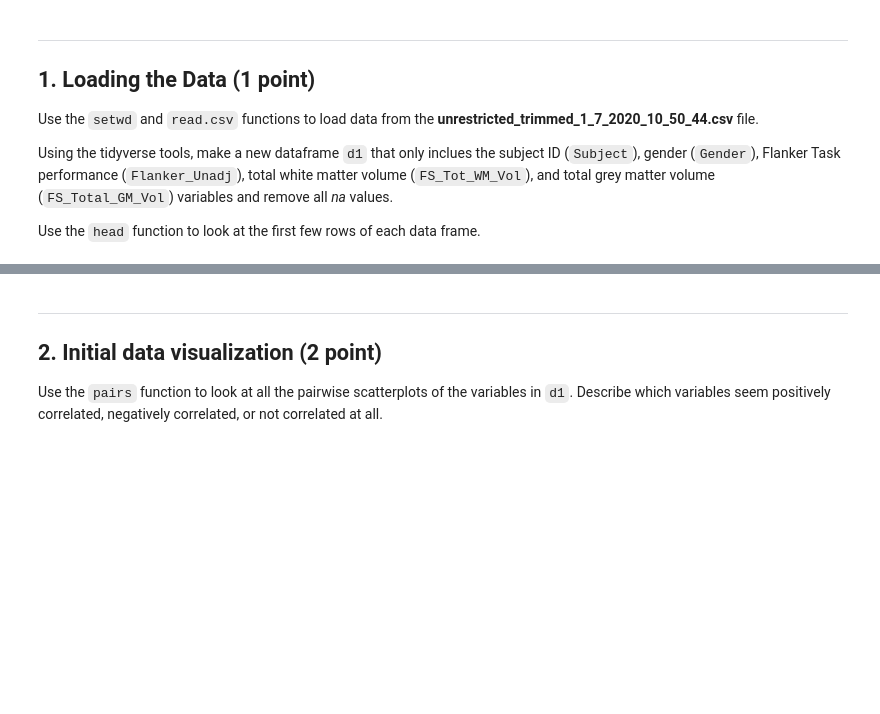
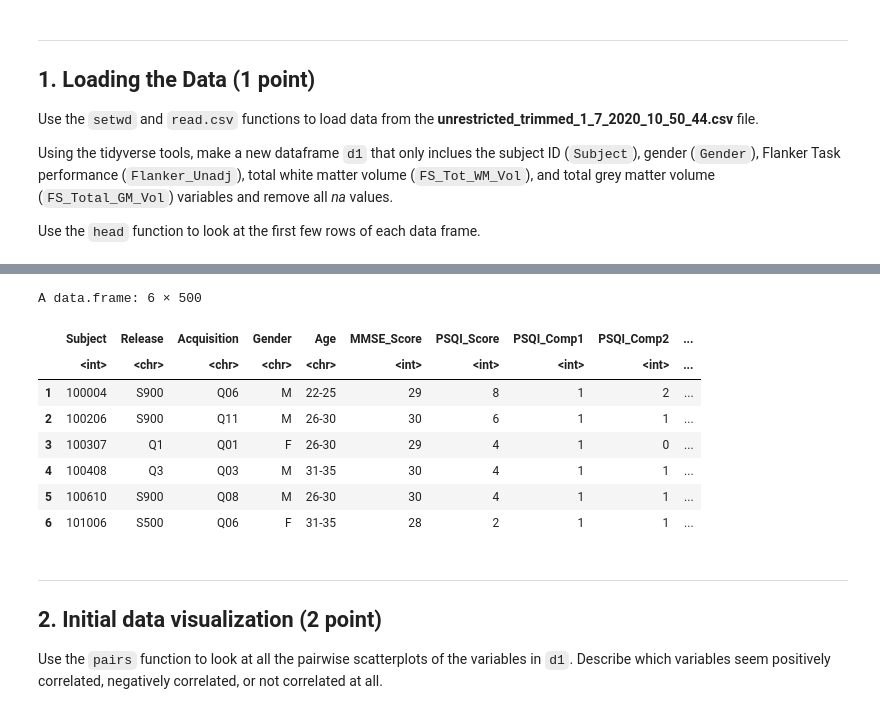
Before and after one commit to jialinli-21/Li_DSPN_S25, a Jupyter notebook: Exercise7.ipynb, the cells around one changed output, grey strips where cells are left out. Cells and saved outputs as stored; diff of their text form; code cells hidden in the pictures; blank space fills up the shorter version.

```diff
--- a/Exercise7.ipynb
+++ b/Exercise7.ipynb
@@ -30,0 +43,12 @@ Use the `head` function to look at the first few rows of each data frame.
+# %%
+head(hcp_data)
+# %% [output]
+A data.frame: 6 × 500
+|  | Subject | Release | Acquisition | Gender | Age | MMSE_Score | PSQI_Score | PSQI_Comp1 | PSQI_Comp2 | ... |
+|  | <int> | <chr> | <chr> | <chr> | <chr> | <int> | <int> | <int> | <int> | ... |
+| 1 | 100004 | S900 | Q06 | M | 22-25 | 29 | 8 | 1 | 2 | ... |
+| 2 | 100206 | S900 | Q11 | M | 26-30 | 30 | 6 | 1 | 1 | ... |
+| 3 | 100307 | Q1 | Q01 | F | 26-30 | 29 | 4 | 1 | 0 | ... |
+| 4 | 100408 | Q3 | Q03 | M | 31-35 | 30 | 4 | 1 | 1 | ... |
+| 5 | 100610 | S900 | Q08 | M | 26-30 | 30 | 4 | 1 | 1 | ... |
+| 6 | 101006 | S500 | Q06 | F | 31-35 | 28 | 2 | 1 | 1 | ... |
```
Also changed, not shown: parts of 8 cells of this notebook.
